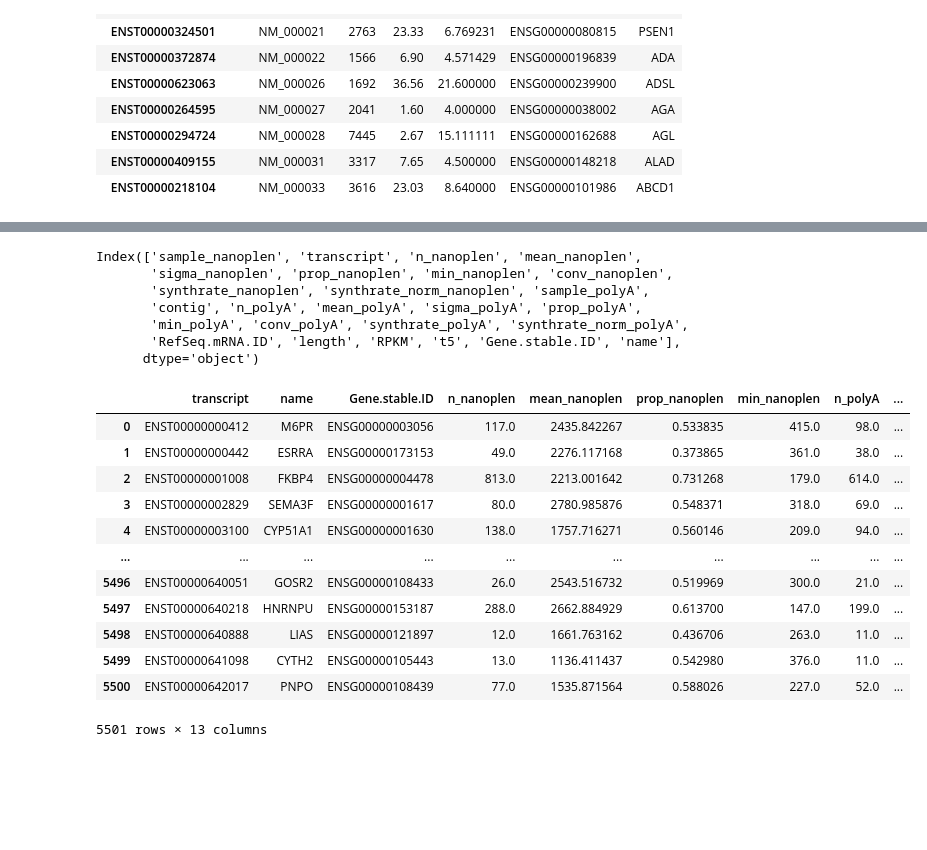
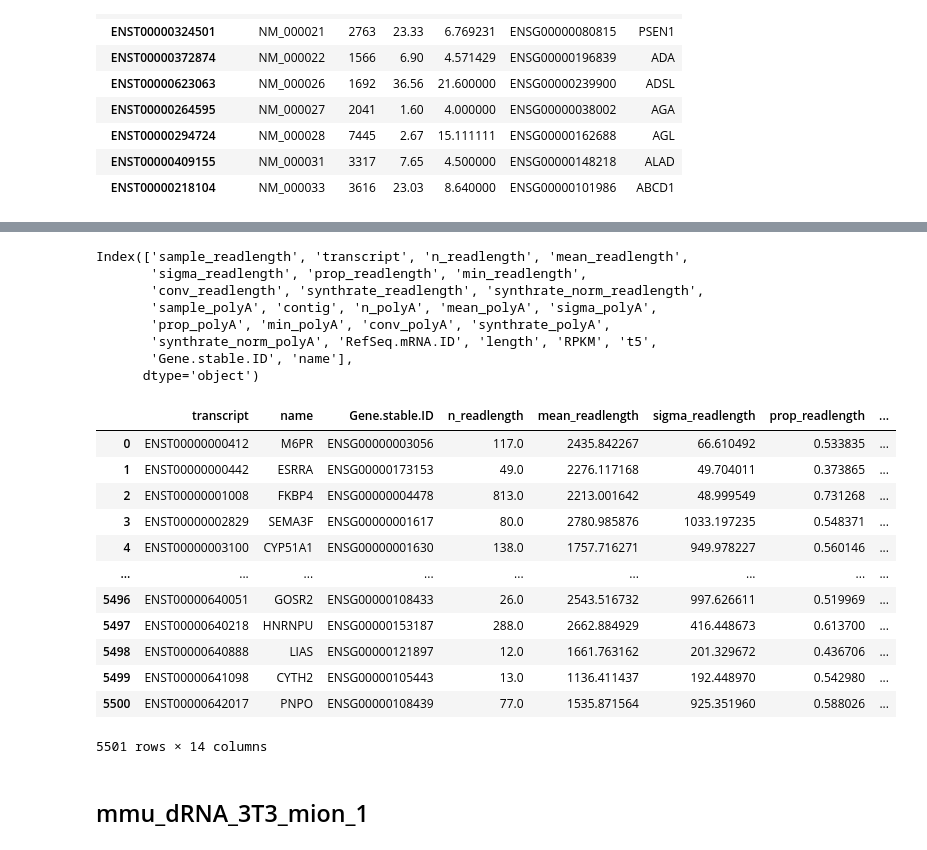
Before and after one commit to maragkakislab/Hackathon202305, a Jupyter notebook: prep/data_prep.ipynb, the cells around one changed output, grey strips where cells are left out. Drawn from its saved outputs; the diff is of its cells as text; code cells hidden in the pictures; blank space fills up the shorter version.

```diff
--- a/prep/data_prep.ipynb
+++ b/prep/data_prep.ipynb
@@ -6,11 +9,11 @@ save_path = './experiments/hsa_dRNA_HeLa_DRB_0h_1'
 # %%
 import pandas as pd
 
-df_nanoplen = pd.read_csv(nanoplen,sep='\t',header=(0))
-print(len(df_nanoplen))
-df_nanoplen = df_nanoplen[df_nanoplen['conv'] != 0]
-print(len(df_nanoplen))
-df_nanoplen
+df_readlength = pd.read_csv(nanoplen,sep='\t',header=(0))
+print(len(df_readlength))
+df_readlength = df_readlength[df_readlength['conv'] != 0]
+print(len(df_readlength))
+df_readlength
 # %% [output]
 28895
 12563
@@ -52,8 +55,8 @@ df_polyA
 | 25608 | hsa_dRNA_HeLa_DRB_0h_1 | ENST00000642050 | 157.0 | 135.702637 | 61.975097 | 0.503112 | 7.95 | 1 | 1.617354 | 1.890859 |
 10800 rows × 10 columns
 # %%
-tani_df = pd.read_csv(halflives_txt_path, sep='\t', header=(0), index_col='Transcript.stable.ID')#, skiprows=(0,1), header=(2))
-tani_df[:10]
+hl_df = pd.read_csv(halflives_txt_path, sep='\t', header=(0), index_col='Transcript.stable.ID')#, skiprows=(0,1), header=(2))
+hl_df[:10]
 # %% [output]
 |  | RefSeq.mRNA.ID | length | RPKM | t5 | Gene.stable.ID | name |
 | Transcript.stable.ID |  |  |  |  |  |  |
@@ -68,6 +71,6 @@ tani_df[:10]
 | ENST00000409155 | NM_000031 | 3317 | 7.65 | 4.500000 | ENSG00000148218 | ALAD |
 | ENST00000218104 | NM_000033 | 3616 | 23.03 | 8.640000 | ENSG00000101986 | ABCD1 |
 # %%
-df = df_nanoplen.merge(df_polyA, how="inner", left_on="transcript", right_on="contig", suffixes=("_nanoplen", "_polyA"))
+df = df_readlength.merge(df_polyA, how="inner", left_on="transcript", right_on="contig", suffixes=("_readlength", "_polyA"))
 df
 # %% [output]
@@ -86,5 +89,5 @@ df
 9873 rows × 20 columns
 # %%
-df = df.merge(tani_df, how="inner", left_on="transcript", right_on="Transcript.stable.ID", suffixes=("", "_tani"))
+df = df.merge(hl_df, how="inner", left_on="transcript", right_on="Transcript.stable.ID", suffixes=("", "_hl"))
 df
 # %% [output]
@@ -104,29 +107,30 @@ df
 # %%
 df.columns
 # %% [output]
-Index(['sample_nanoplen', 'transcript', 'n_nanoplen', 'mean_nanoplen',
-       'sigma_nanoplen', 'prop_nanoplen', 'min_nanoplen', 'conv_nanoplen',
-       'synthrate_nanoplen', 'synthrate_norm_nanoplen', 'sample_polyA',
-       'contig', 'n_polyA', 'mean_polyA', 'sigma_polyA', 'prop_polyA',
-       'min_polyA', 'conv_polyA', 'synthrate_polyA', 'synthrate_norm_polyA',
-       'RefSeq.mRNA.ID', 'length', 'RPKM', 't5', 'Gene.stable.ID', 'name'],
+Index(['sample_readlength', 'transcript', 'n_readlength', 'mean_readlength',
+       'sigma_readlength', 'prop_readlength', 'min_readlength',
+       'conv_readlength', 'synthrate_readlength', 'synthrate_norm_readlength',
+       'sample_polyA', 'contig', 'n_polyA', 'mean_polyA', 'sigma_polyA',
+       'prop_polyA', 'min_polyA', 'conv_polyA', 'synthrate_polyA',
+       'synthrate_norm_polyA', 'RefSeq.mRNA.ID', 'length', 'RPKM', 't5',
+       'Gene.stable.ID', 'name'],
       dtype='object')
 # %%
-cols = ["transcript", "name", "Gene.stable.ID", "n_nanoplen", "mean_nanoplen", "prop_nanoplen", "min_nanoplen", 'n_polyA', 'mean_polyA', 'sigma_polyA', 'prop_polyA',
+cols = ["transcript", "name", "Gene.stable.ID", "n_readlength", "mean_readlength", "sigma_readlength", "prop_readlength", "min_readlength", 'n_polyA', 'mean_polyA', 'sigma_polyA', 'prop_polyA',
        'min_polyA', "t5"]
 df = df[cols]
 df
 # %% [output]
-|  | transcript | name | Gene.stable.ID | n_nanoplen | mean_nanoplen | prop_nanoplen | min_nanoplen | n_polyA | ... |
-| 0 | ENST00000000412 | M6PR | ENSG00000003056 | 117.0 | 2435.842267 | 0.533835 | 415.0 | 98.0 | ... |
-| 1 | ENST00000000442 | ESRRA | ENSG00000173153 | 49.0 | 2276.117168 | 0.373865 | 361.0 | 38.0 | ... |
-| 2 | ENST00000001008 | FKBP4 | ENSG00000004478 | 813.0 | 2213.001642 | 0.731268 | 179.0 | 614.0 | ... |
-| 3 | ENST00000002829 | SEMA3F | ENSG00000001617 | 80.0 | 2780.985876 | 0.548371 | 318.0 | 69.0 | ... |
-| 4 | ENST00000003100 | CYP51A1 | ENSG00000001630 | 138.0 | 1757.716271 | 0.560146 | 209.0 | 94.0 | ... |
-| ... | ... | ... | ... | ... | ... | ... | ... | ... | ... |
-| 5496 | ENST00000640051 | GOSR2 | ENSG00000108433 | 26.0 | 2543.516732 | 0.519969 | 300.0 | 21.0 | ... |
-| 5497 | ENST00000640218 | HNRNPU | ENSG00000153187 | 288.0 | 2662.884929 | 0.613700 | 147.0 | 199.0 | ... |
-| 5498 | ENST00000640888 | LIAS | ENSG00000121897 | 12.0 | 1661.763162 | 0.436706 | 263.0 | 11.0 | ... |
-| 5499 | ENST00000641098 | CYTH2 | ENSG00000105443 | 13.0 | 1136.411437 | 0.542980 | 376.0 | 11.0 | ... |
-| 5500 | ENST00000642017 | PNPO | ENSG00000108439 | 77.0 | 1535.871564 | 0.588026 | 227.0 | 52.0 | ... |
+|  | transcript | name | Gene.stable.ID | n_readlength | mean_readlength | sigma_readlength | prop_readlength | ... |
+| 0 | ENST00000000412 | M6PR | ENSG00000003056 | 117.0 | 2435.842267 | 66.610492 | 0.533835 | ... |
+| 1 | ENST00000000442 | ESRRA | ENSG00000173153 | 49.0 | 2276.117168 | 49.704011 | 0.373865 | ... |
+| 2 | ENST00000001008 | FKBP4 | ENSG00000004478 | 813.0 | 2213.001642 | 48.999549 | 0.731268 | ... |
+| 3 | ENST00000002829 | SEMA3F | ENSG00000001617 | 80.0 | 2780.985876 | 1033.197235 | 0.548371 | ... |
+| 4 | ENST00000003100 | CYP51A1 | ENSG00000001630 | 138.0 | 1757.716271 | 949.978227 | 0.560146 | ... |
+| ... | ... | ... | ... | ... | ... | ... | ... | ... |
+| 5496 | ENST00000640051 | GOSR2 | ENSG00000108433 | 26.0 | 2543.516732 | 997.626611 | 0.519969 | ... |
+| 5497 | ENST00000640218 | HNRNPU | ENSG00000153187 | 288.0 | 2662.884929 | 416.448673 | 0.613700 | ... |
+| 5498 | ENST00000640888 | LIAS | ENSG00000121897 | 12.0 | 1661.763162 | 201.329672 | 0.436706 | ... |
+| 5499 | ENST00000641098 | CYTH2 | ENSG00000105443 | 13.0 | 1136.411437 | 192.448970 | 0.542980 | ... |
+| 5500 | ENST00000642017 | PNPO | ENSG00000108439 | 77.0 | 1535.871564 | 925.351960 | 0.588026 | ... |
-5501 rows × 13 columns
+5501 rows × 14 columns
@@ -135 +141,3 @@ fpath = save_path+"/features_v1.csv"
 df.to_csv(fpath)
+# %% [markdown]
+## mmu_dRNA_3T3_mion_1
```
Also changed, not shown: parts of 31 cells of this notebook.
